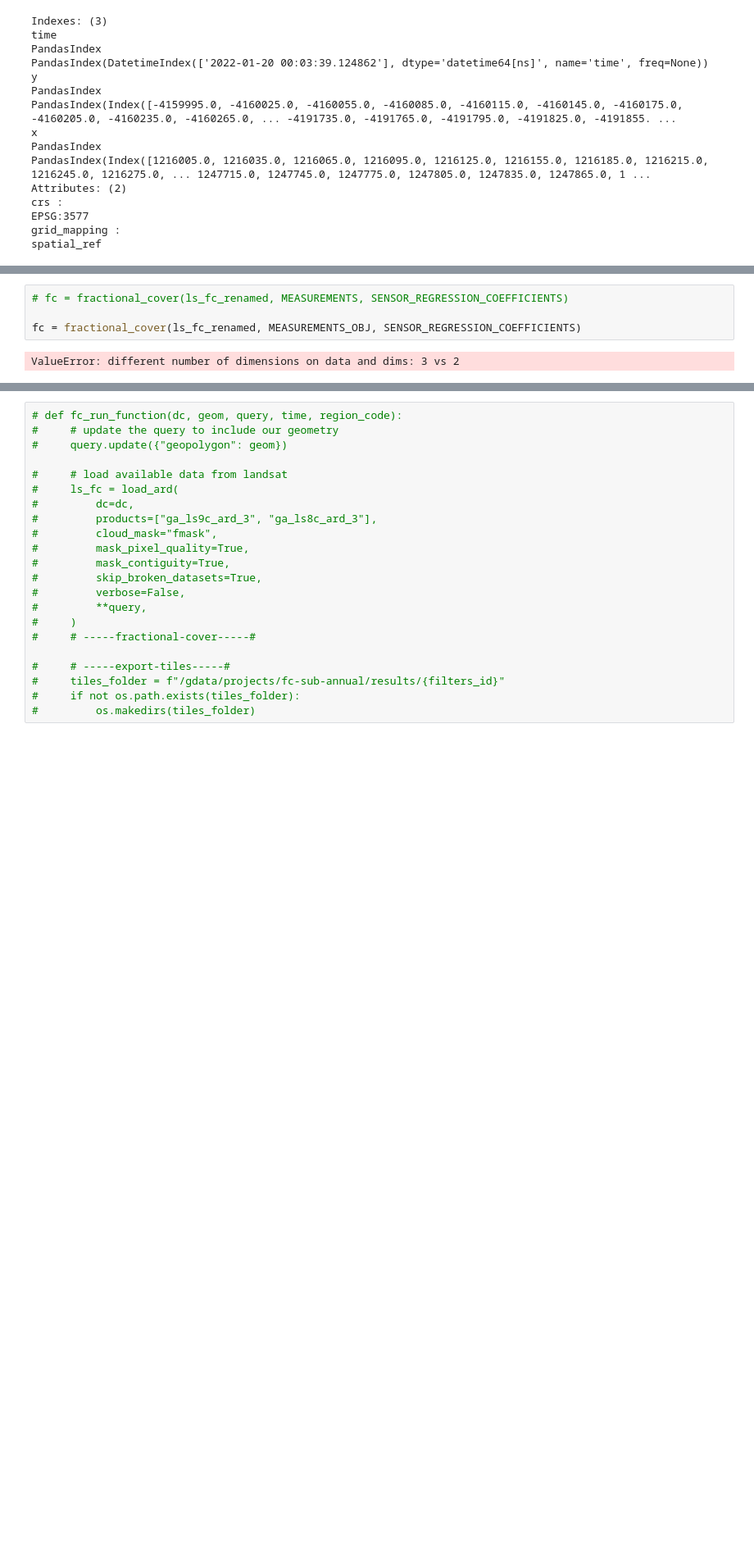
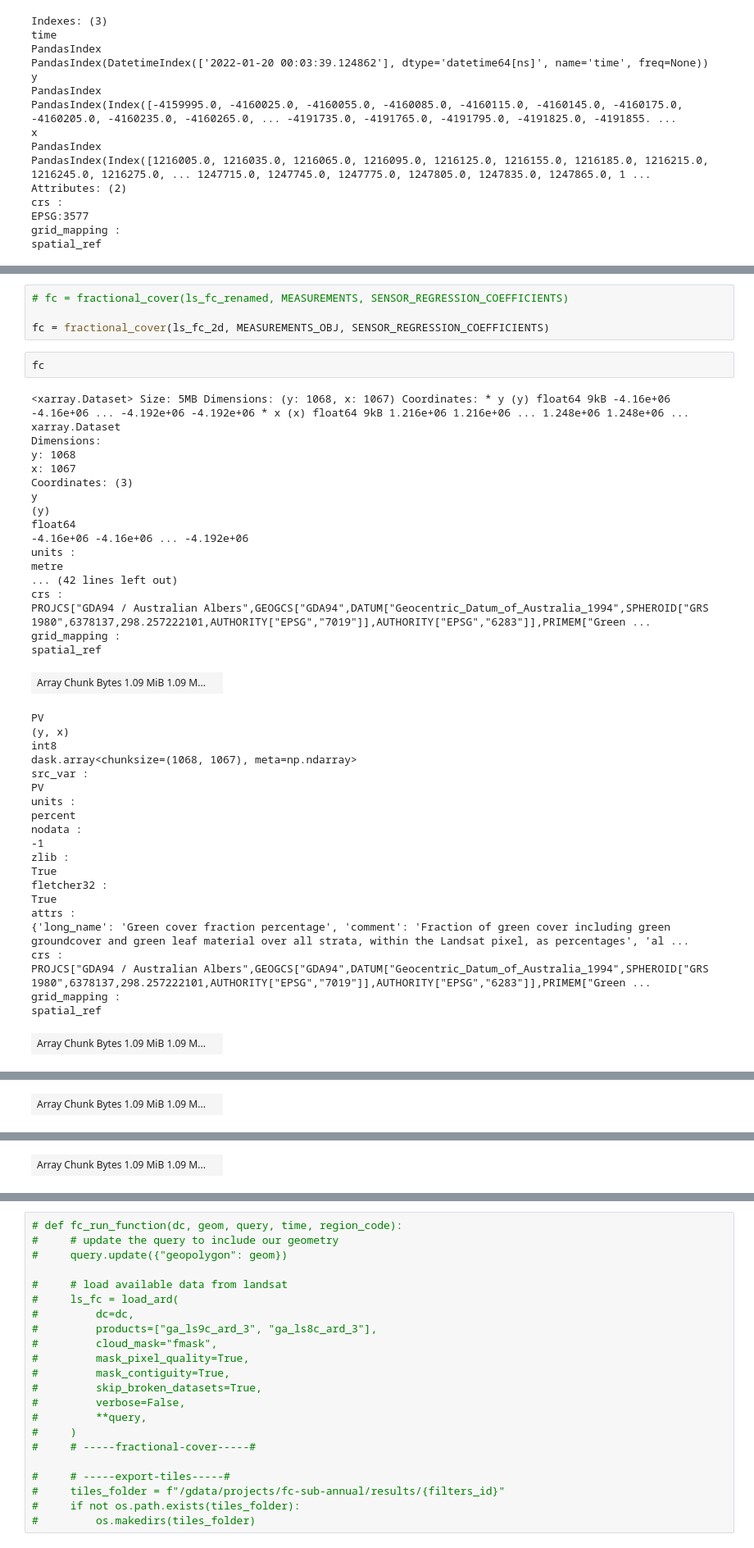
Before and after one commit to jennaguffogg/fc-sub-annual, a Jupyter notebook: notebooks/fc-landsat-exploration.ipynb, the cells around one changed output, grey strips where cells are left out. Shown at 82% size. Cells and saved outputs as stored; diff of their text form; blank space fills up the shorter version.

```diff
--- a/notebooks/fc-landsat-exploration.ipynb
+++ b/notebooks/fc-landsat-exploration.ipynb
@@ -477,6 +585,46 @@ spatial_ref
 # %%
 # fc = fractional_cover(ls_fc_renamed, MEASUREMENTS, SENSOR_REGRESSION_COEFFICIENTS)
 
-fc = fractional_cover(ls_fc_renamed, MEASUREMENTS_OBJ, SENSOR_REGRESSION_COEFFICIENTS)
+fc = fractional_cover(ls_fc_2d, MEASUREMENTS_OBJ, SENSOR_REGRESSION_COEFFICIENTS)
-# %% [output]
-ValueError: different number of dimensions on data and dims: 3 vs 2
+# %%
+fc
+# %% [output]
+<xarray.Dataset> Size: 5MB Dimensions: (y: 1068, x: 1067) Coordinates: * y (y) float64 9kB -4.16e+06 -4.16e+06 ... -4.192e+06 -4.192e+06 * x (x) float64 9kB 1.216e+06 1.216e+06 ... 1.248e+06 1.248e+06 ...
+xarray.Dataset
+Dimensions:
+y: 1068
+x: 1067
+Coordinates: (3)
+y
+(y)
+float64
+-4.16e+06 -4.16e+06 ... -4.192e+06
+units :
+metre
+... (42 lines left out)
+crs :
+PROJCS["GDA94 / Australian Albers",GEOGCS["GDA94",DATUM["Geocentric_Datum_of_Australia_1994",SPHEROID["GRS 1980",6378137,298.257222101,AUTHORITY["EPSG","7019"]],AUTHORITY["EPSG","6283"]],PRIMEM["Green ...
+grid_mapping :
+spatial_ref
+| Array Chunk Bytes 1.09 MiB 1.09 M... |  |
+PV
+(y, x)
+int8
+dask.array<chunksize=(1068, 1067), meta=np.ndarray>
+src_var :
+PV
+units :
+percent
+nodata :
+-1
+zlib :
+True
+fletcher32 :
+True
+attrs :
+{'long_name': 'Green cover fraction percentage', 'comment': 'Fraction of green cover including green groundcover and green leaf material over all strata, within the Landsat pixel, as percentages', 'al ...
+crs :
+PROJCS["GDA94 / Australian Albers",GEOGCS["GDA94",DATUM["Geocentric_Datum_of_Australia_1994",SPHEROID["GRS 1980",6378137,298.257222101,AUTHORITY["EPSG","7019"]],AUTHORITY["EPSG","6283"]],PRIMEM["Green ...
+grid_mapping :
+spatial_ref
+| Array Chunk Bytes 1.09 MiB 1.09 M... |  |
@@ -482,0 +651 @@ ValueError: different number of dimensions on data and dims: 3 vs 2
+| Array Chunk Bytes 1.09 MiB 1.09 M... |  |
@@ -482,0 +672 @@ ValueError: different number of dimensions on data and dims: 3 vs 2
+| Array Chunk Bytes 1.09 MiB 1.09 M... |  |
```
Also changed, not shown: parts of 7 cells of this notebook.
